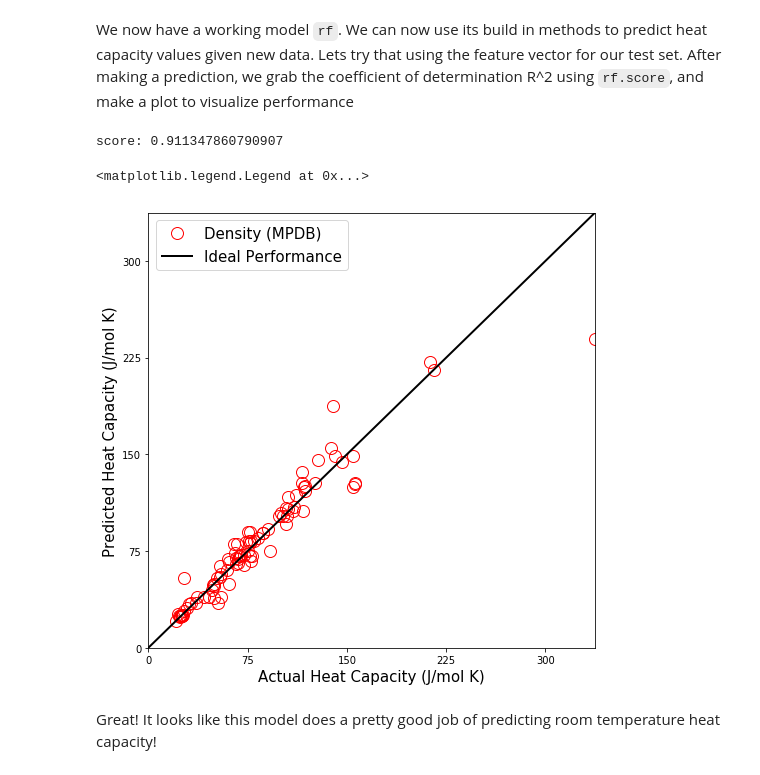
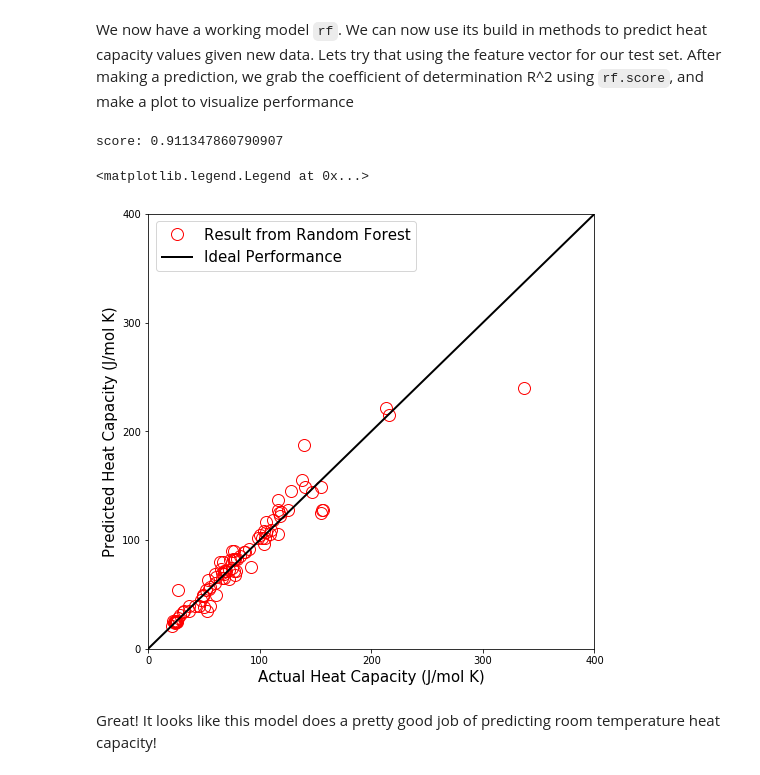
Before and after one commit to anthony-wang/mse_machine_learning_workshop, a Jupyter notebook: Tutorial/Machine Learning Tutorial.ipynb, the cells around one changed output. Saved outputs shown, nothing was run; the diff lists cells and outputs as text; code cells hidden in the pictures.

Commit message:
Got a working result for random forest

```diff
--- a/Tutorial/Machine Learning Tutorial.ipynb
+++ b/Tutorial/Machine Learning Tutorial.ipynb
@@ -391,23 +391,23 @@
 # %%
 y_predict = rf.predict(X_test)
 
 print('score:', rf.score(X_test, y_test))
 
 plt.figure(1, figsize=(8, 8))
 plt.plot(y_test, y_predict, 'ro', markersize=12, mfc='none')
 plt.plot([0,1000],[0,1000], 'k', linewidth=2)
 plt.xlabel('Actual Heat Capacity (J/mol K)', fontsize=15)
 plt.ylabel('Predicted Heat Capacity (J/mol K)', fontsize=15)
 plt.xlim((0, max(y_test)))
 plt.ylim((0, max(y_test)))
-ticks = np.linspace(0, 300, 5)
+ticks = np.linspace(0, 400, 5)
 plt.xticks(ticks)
 plt.yticks(ticks)
-plt.legend(['Density (MPDB)','Ideal Performance'], loc='best', fontsize=15)
+plt.legend(['Result from Random Forest','Ideal Performance'], loc='best', fontsize=15)
 # %% [output]
 score: 0.911347860790907
 <matplotlib.legend.Legend at 0x...>
-[figure, old version]
+[figure, new version]
 # %% [markdown]
 Great! It looks like this model does a pretty good job of predicting room temperature heat capacity!
 # %% [markdown]
```
